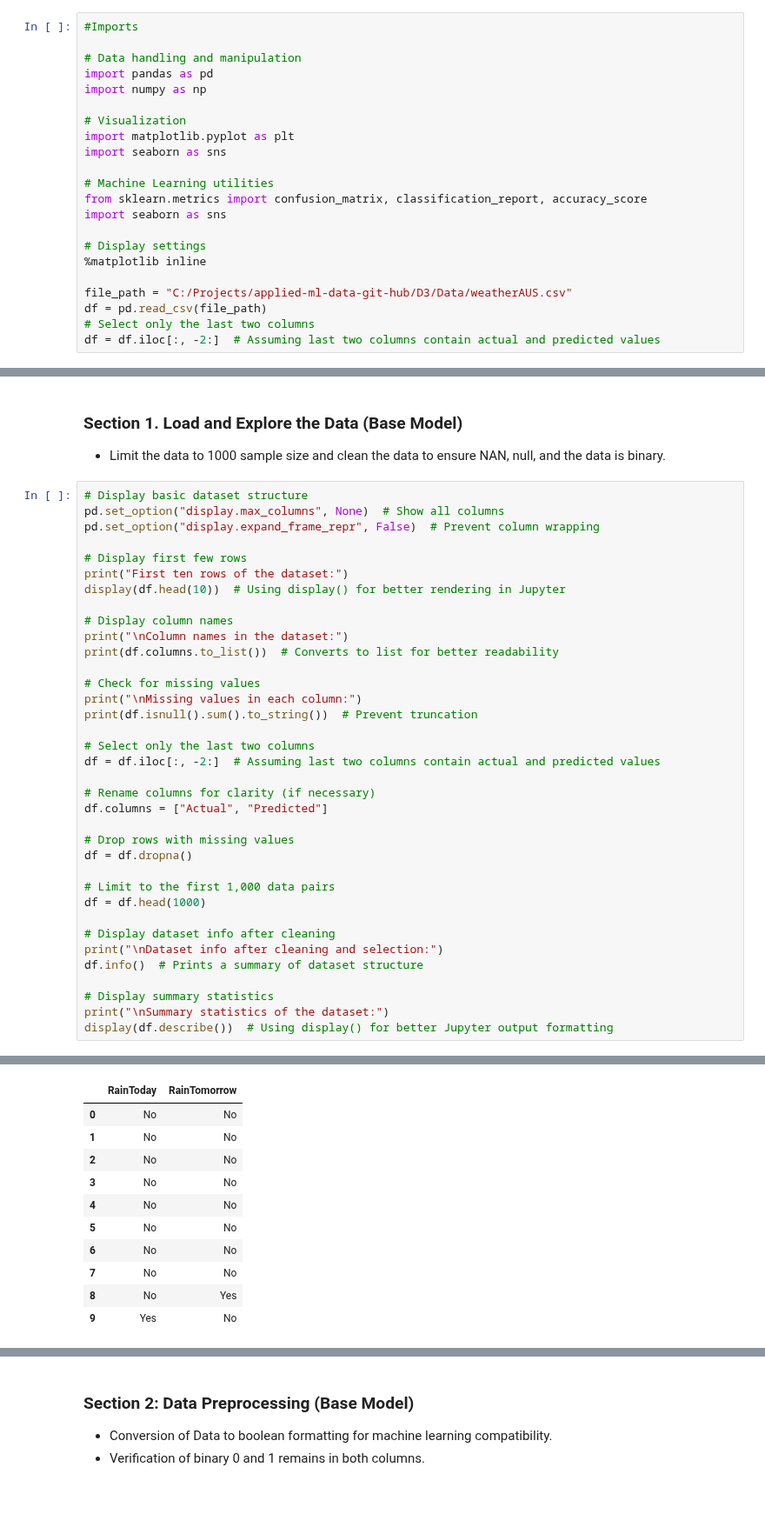
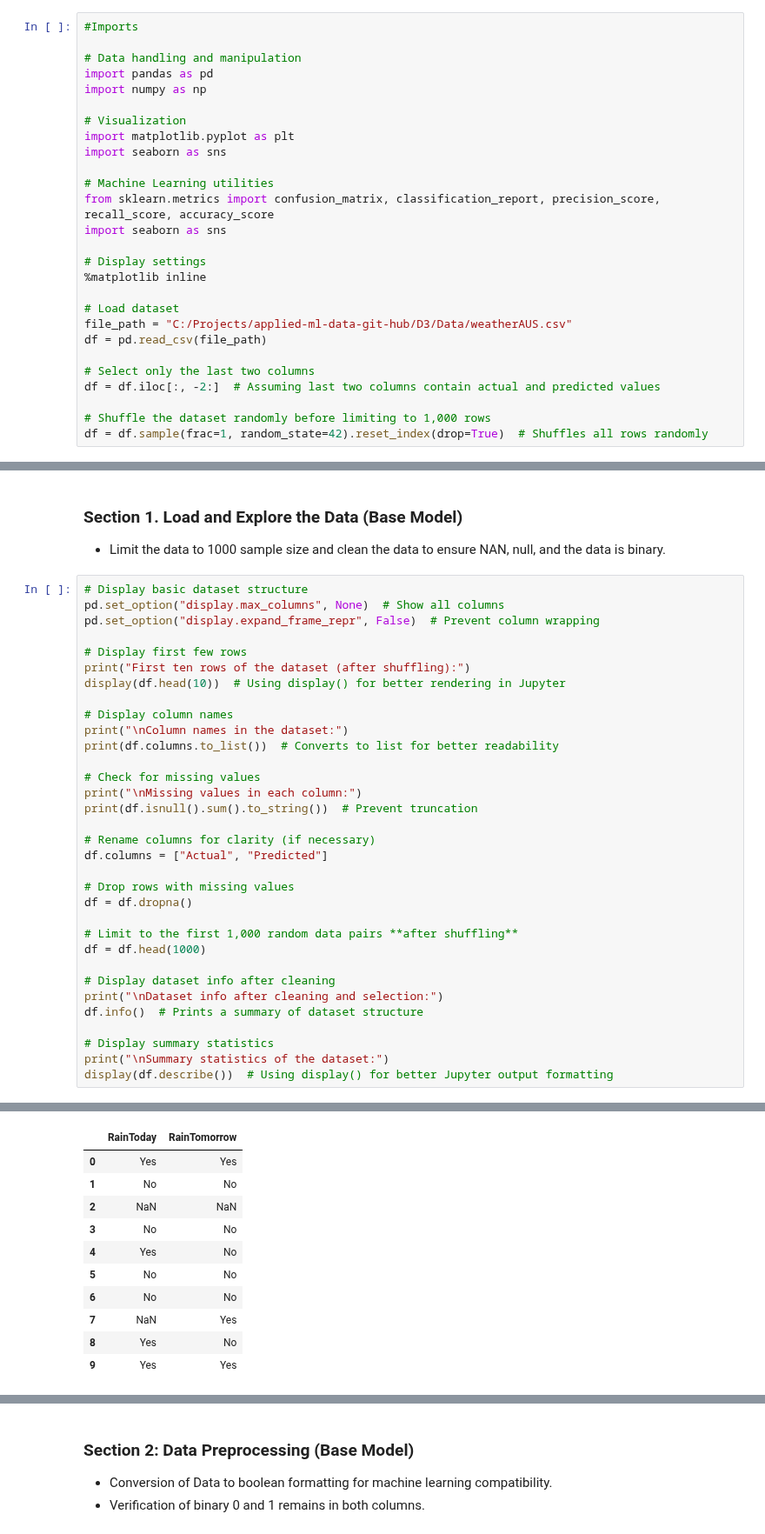
Before and after one commit to Data-Git-Hub/applied-ml-data-git-hub, a Jupyter notebook: D3/D3_ECP.ipynb, the cells around one changed output, grey strips where cells are left out. Shown at 87% size. Saved outputs shown, nothing was run; the diff lists cells and outputs as text; blank space fills up the shorter version.

```diff
--- a/D3/D3_ECP.ipynb
+++ b/D3/D3_ECP.ipynb
@@ -56,16 +56,21 @@ import matplotlib.pyplot as plt
 import seaborn as sns
 
 # Machine Learning utilities
-from sklearn.metrics import confusion_matrix, classification_report, accuracy_score
+from sklearn.metrics import confusion_matrix, classification_report, precision_score, recall_score, accuracy_score
 import seaborn as sns
 
 # Display settings
 %matplotlib inline
 
+# Load dataset
 file_path = "C:/Projects/applied-ml-data-git-hub/D3/Data/weatherAUS.csv"
 df = pd.read_csv(file_path)
+
 # Select only the last two columns
 df = df.iloc[:, -2:]  # Assuming last two columns contain actual and predicted values
+
+# Shuffle the dataset randomly before limiting to 1,000 rows
+df = df.sample(frac=1, random_state=42).reset_index(drop=True)  # Shuffles all rows randomly
 # %% [markdown]
 ### Project Outline
 This project systematically analyzes the weatherAUS dataset and constructs a Binary Confusion Matrix to evaluate the performance of a predictive model. By following a structured workflow, we ensure a thorough understanding of the data and an accurate assessment of the model's ability to classify rainy and non-rainy days. <br>
@@ -138,7 +143,7 @@ pd.set_option("display.max_columns", None)  # Show all columns
 pd.set_option("display.expand_frame_repr", False)  # Prevent column wrapping
 
 # Display first few rows
-print("First ten rows of the dataset:")
+print("First ten rows of the dataset (after shuffling):")
 display(df.head(10))  # Using display() for better rendering in Jupyter
 
 # Display column names
@@ -149,16 +154,13 @@ print(df.columns.to_list())  # Converts to list for better readability
 print("\nMissing values in each column:")
 print(df.isnull().sum().to_string())  # Prevent truncation
 
-# Select only the last two columns
-df = df.iloc[:, -2:]  # Assuming last two columns contain actual and predicted values
-
 # Rename columns for clarity (if necessary)
 df.columns = ["Actual", "Predicted"]
 
 # Drop rows with missing values
 df = df.dropna()
 
-# Limit to the first 1,000 data pairs
+# Limit to the first 1,000 random data pairs **after shuffling**
 df = df.head(1000)
 
 # Display dataset info after cleaning
@@ -173,14 +175,14 @@ First ten rows of the dataset:
 |  | RainToday | RainTomorrow |
-| 0 | No | No |
+| 0 | Yes | Yes |
 | 1 | No | No |
-| 2 | No | No |
+| 2 | NaN | NaN |
 | 3 | No | No |
-| 4 | No | No |
+| 4 | Yes | No |
 | 5 | No | No |
 | 6 | No | No |
-| 7 | No | No |
-| 8 | No | Yes |
-| 9 | Yes | No |
+| 7 | NaN | Yes |
+| 8 | Yes | No |
+| 9 | Yes | Yes |
 Column names in the dataset:
 ['RainToday', 'RainTomorrow']
 
```
Also changed, not shown: parts of 9 cells of this notebook, 1 other file.
